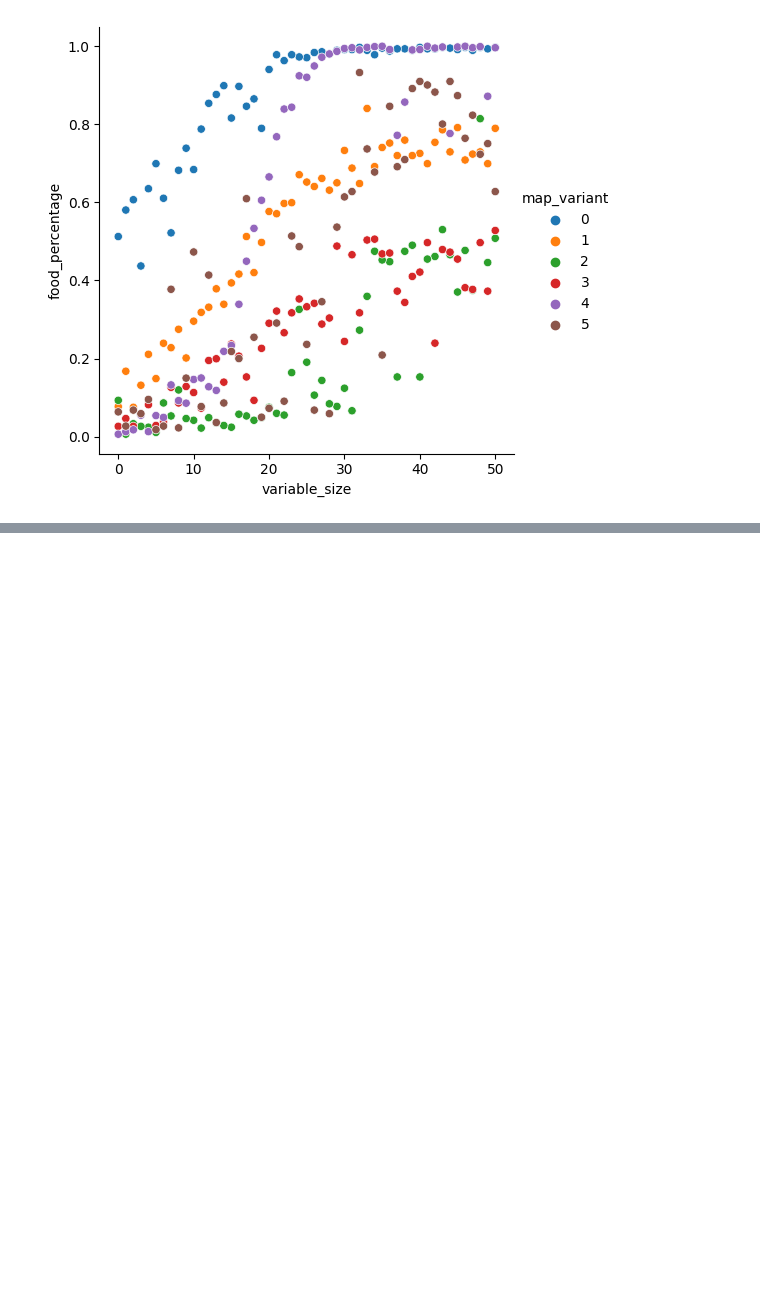
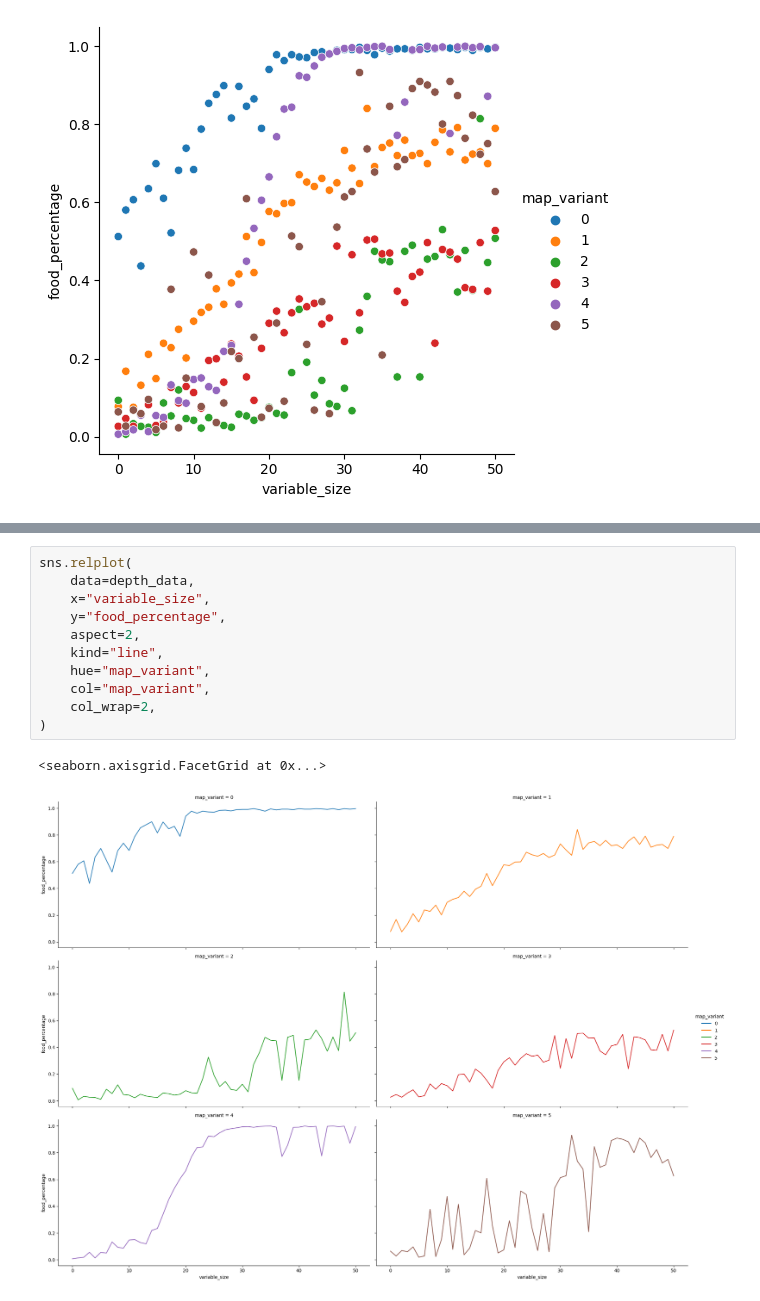
Before and after one commit to dbeinhauer/ant_colony_model, a Jupyter notebook: plot_creator.ipynb, the cells around one changed output, grey strips where cells are left out. Saved outputs shown, nothing was run; the diff lists cells and outputs as text; blank space fills up the shorter version.

```diff
--- a/plot_creator.ipynb
+++ b/plot_creator.ipynb
@@ -386,0 +409,14 @@ sns.relplot(
+# %%
+sns.relplot(
+    data=depth_data,
+    x="variable_size",
+    y="food_percentage",
+    aspect=2,
+    kind="line",
+    hue="map_variant",
+    col="map_variant",
+    col_wrap=2,
+)
+# %% [output]
+<seaborn.axisgrid.FacetGrid at 0x...>
+[figure, added]
```
Also changed, not shown: parts of 5 cells of this notebook, 2 other files.
